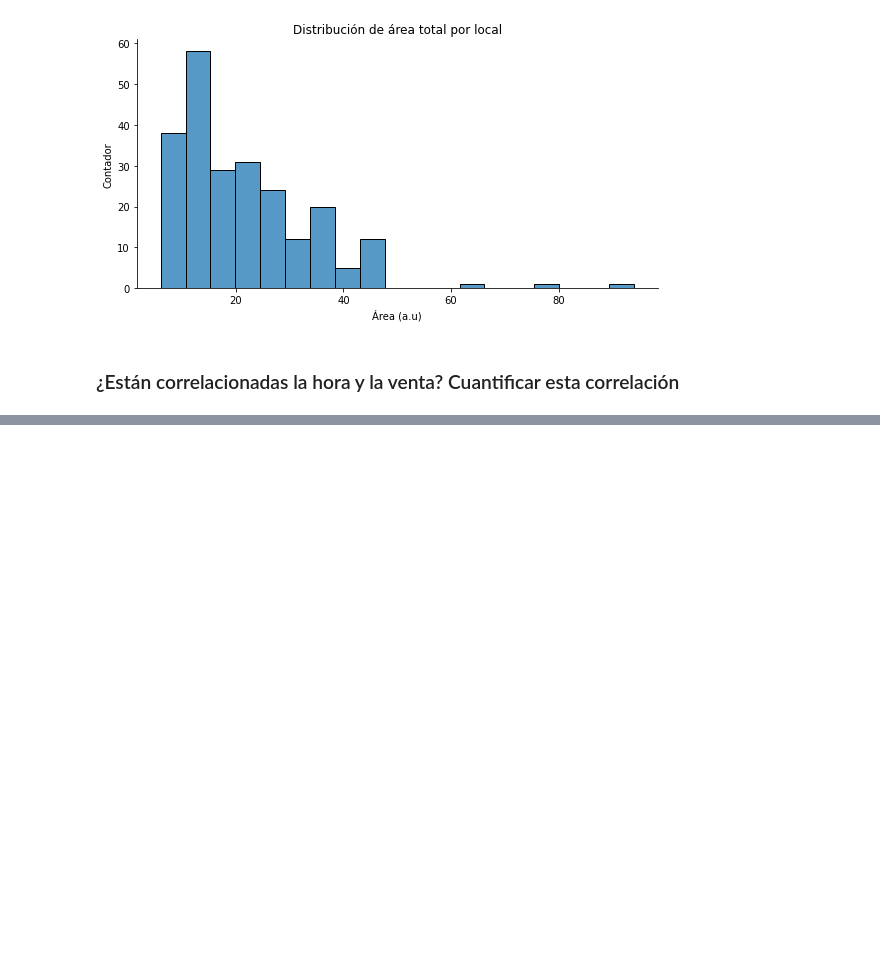
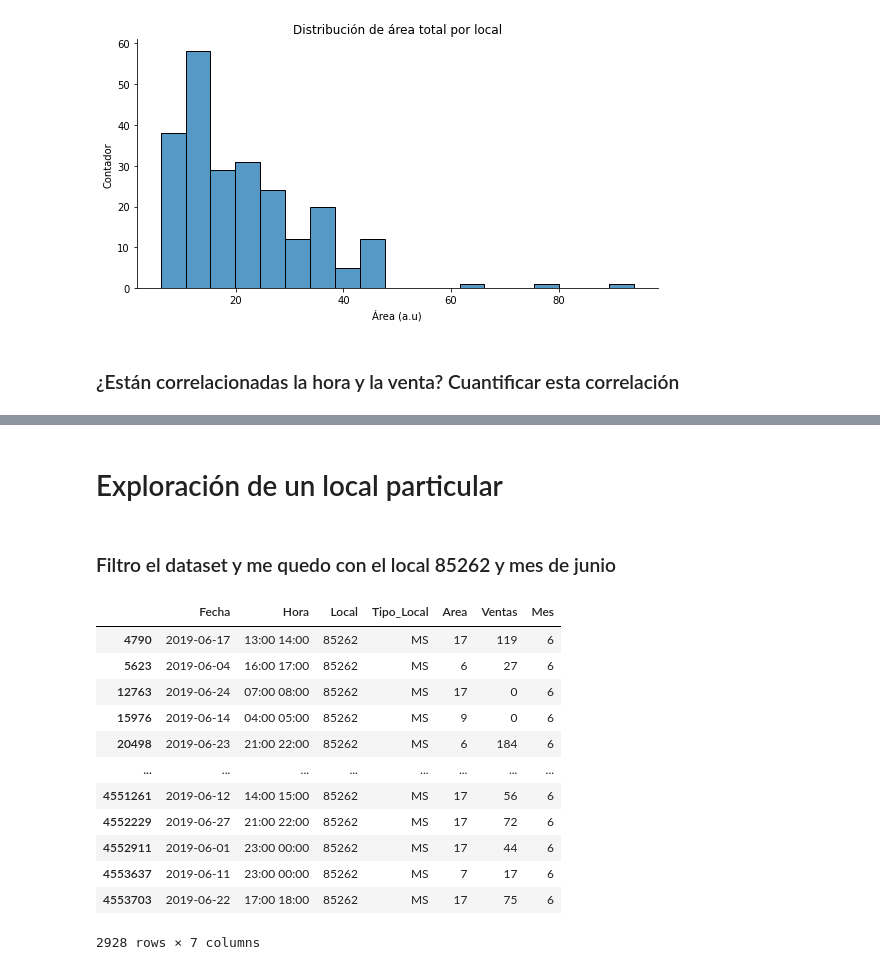
Before and after one commit to alexispacek/Krustyburgers, a Jupyter notebook: Krusty.ipynb, the cells around one changed output, grey strips where cells are left out. Drawn from its saved outputs; the diff is of its cells as text; code cells hidden in the pictures; blank space fills up the shorter version.

Commit message:
Filtro local y mes

```diff
--- a/Krusty.ipynb
+++ b/Krusty.ipynb
@@ -128,0 +129,27 @@ Entonces el coeficiente de correlación es 0.75 y nos indica que hay una correla
+# %% [markdown]
+# Exploración de un local particular
+# %% [markdown]
+### Filtro el dataset y me quedo con el local 85262 y mes de junio
+# %%
+df['Fecha'] = pd.to_datetime(df['Fecha'])
+dff = df[df.Local==85262]
+# %%
+a = pd.DatetimeIndex(dff['Fecha']).month;
+# %%
+dff = dff.assign(Mes=a)
+# %%
+dff[dff.Mes==6]
+# %% [output]
+|  | Fecha | Hora | Local | Tipo_Local | Area | Ventas | Mes |
+| 4790 | 2019-06-17 | 13:00 14:00 | 85262 | MS | 17 | 119 | 6 |
+| 5623 | 2019-06-04 | 16:00 17:00 | 85262 | MS | 6 | 27 | 6 |
+| 12763 | 2019-06-24 | 07:00 08:00 | 85262 | MS | 17 | 0 | 6 |
+| 15976 | 2019-06-14 | 04:00 05:00 | 85262 | MS | 9 | 0 | 6 |
+| 20498 | 2019-06-23 | 21:00 22:00 | 85262 | MS | 6 | 184 | 6 |
+| ... | ... | ... | ... | ... | ... | ... | ... |
+| 4551261 | 2019-06-12 | 14:00 15:00 | 85262 | MS | 17 | 56 | 6 |
+| 4552229 | 2019-06-27 | 21:00 22:00 | 85262 | MS | 17 | 72 | 6 |
+| 4552911 | 2019-06-01 | 23:00 00:00 | 85262 | MS | 17 | 44 | 6 |
+| 4553637 | 2019-06-11 | 23:00 00:00 | 85262 | MS | 7 | 17 | 6 |
+| 4553703 | 2019-06-22 | 17:00 18:00 | 85262 | MS | 17 | 75 | 6 |
+2928 rows × 7 columns
```
Also changed, not shown: parts of 6 cells of this notebook.
